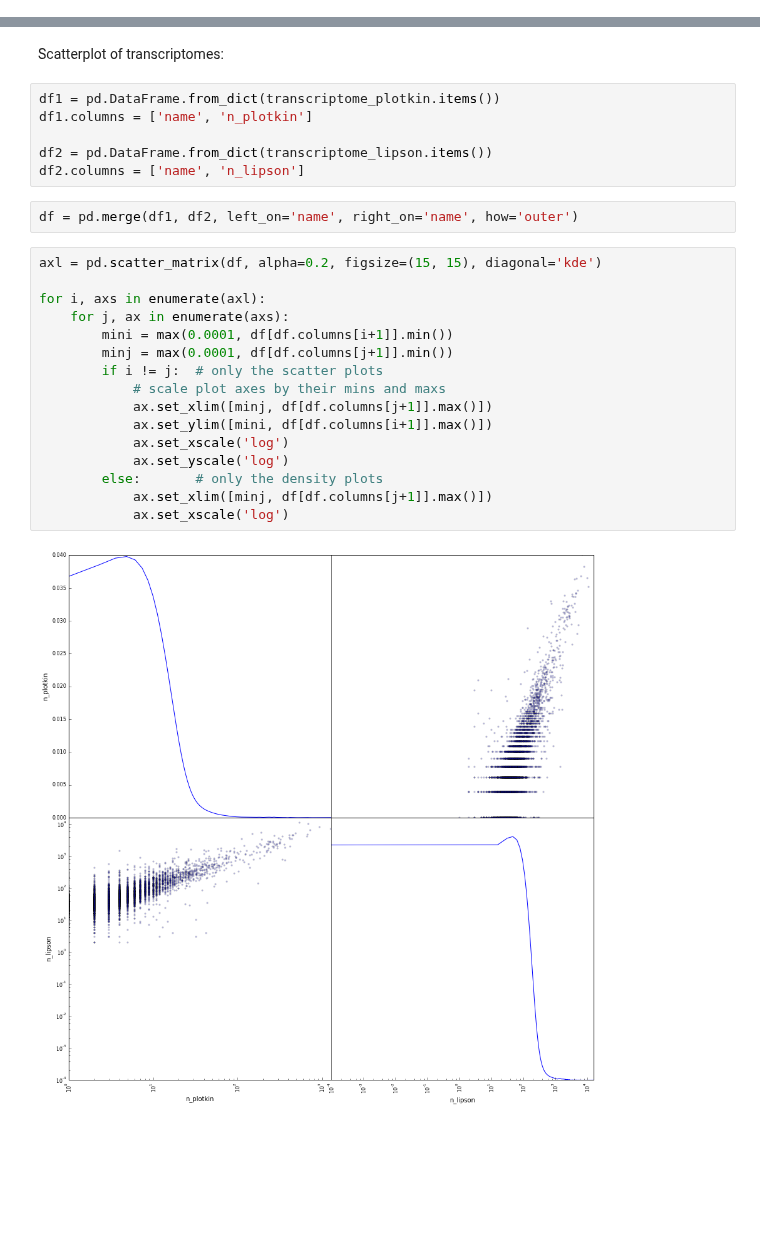
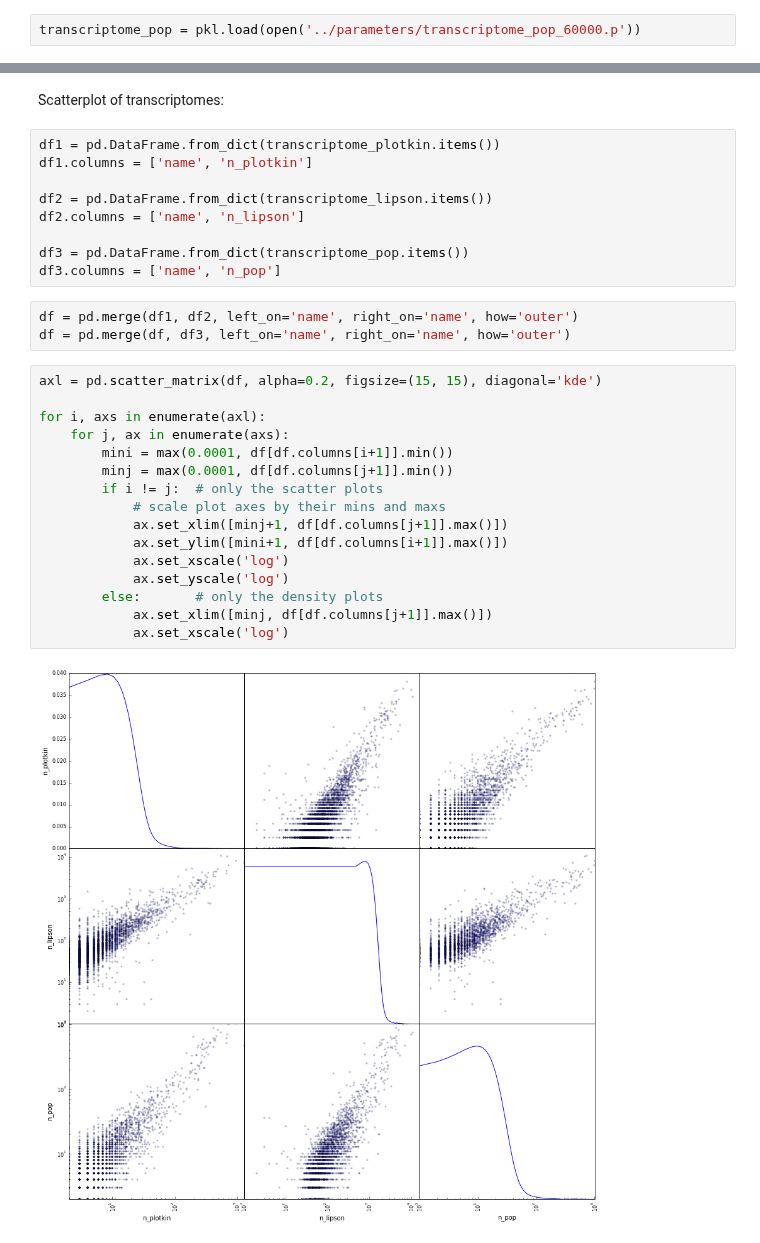
Before and after one commit to gittenberg/TRSL, a Jupyter notebook: workbooks/TRSL_transcriptome.ipynb, the cells around one changed output, grey strips where cells are left out. Saved outputs shown, nothing was run; the diff lists cells and outputs as text; blank space fills up the shorter version.

Commit message:
Comparison of Pop transcriptome with other transcriptomes

```diff
--- a/workbooks/TRSL_transcriptome.ipynb
+++ b/workbooks/TRSL_transcriptome.ipynb
@@ -79,0 +82,2 @@ pkl.dump(transcriptome_lipson, open("../parameters/transcriptome_lipson.p", "wb"
+# %%
+transcriptome_pop = pkl.load(open('../parameters/transcriptome_pop_60000.p'))
@@ -85,23 +106,27 @@ df1.columns = ['name', 'n_plotkin']
 
 df2 = pd.DataFrame.from_dict(transcriptome_lipson.items())
 df2.columns = ['name', 'n_lipson']
+
+df3 = pd.DataFrame.from_dict(transcriptome_pop.items())
+df3.columns = ['name', 'n_pop']
 # %%
 df = pd.merge(df1, df2, left_on='name', right_on='name', how='outer')
+df = pd.merge(df, df3, left_on='name', right_on='name', how='outer')
 # %%
 axl = pd.scatter_matrix(df, alpha=0.2, figsize=(15, 15), diagonal='kde')
 
 for i, axs in enumerate(axl):
     for j, ax in enumerate(axs):
         mini = max(0.0001, df[df.columns[i+1]].min())
         minj = max(0.0001, df[df.columns[j+1]].min())
         if i != j:  # only the scatter plots
             # scale plot axes by their mins and maxs
-            ax.set_xlim([minj, df[df.columns[j+1]].max()])
-            ax.set_ylim([mini, df[df.columns[i+1]].max()])
+            ax.set_xlim([minj+1, df[df.columns[j+1]].max()])
+            ax.set_ylim([mini+1, df[df.columns[i+1]].max()])
             ax.set_xscale('log')
             ax.set_yscale('log')
         else:       # only the density plots
             ax.set_xlim([minj, df[df.columns[j+1]].max()])
             ax.set_xscale('log')
 # %% [output]
-[figure, old version]
+[figure, new version]
```
Also changed, not shown: parts of 3 cells of this notebook, 1 other file.
